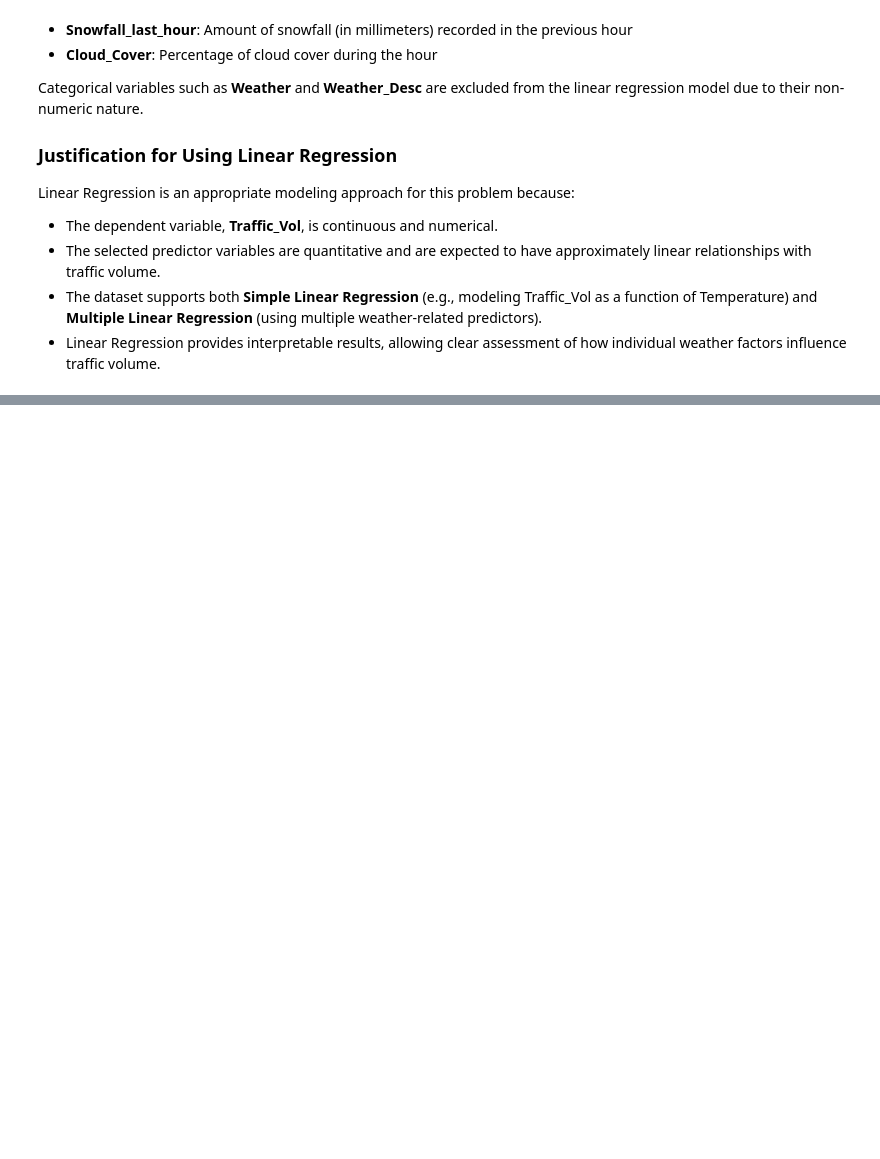
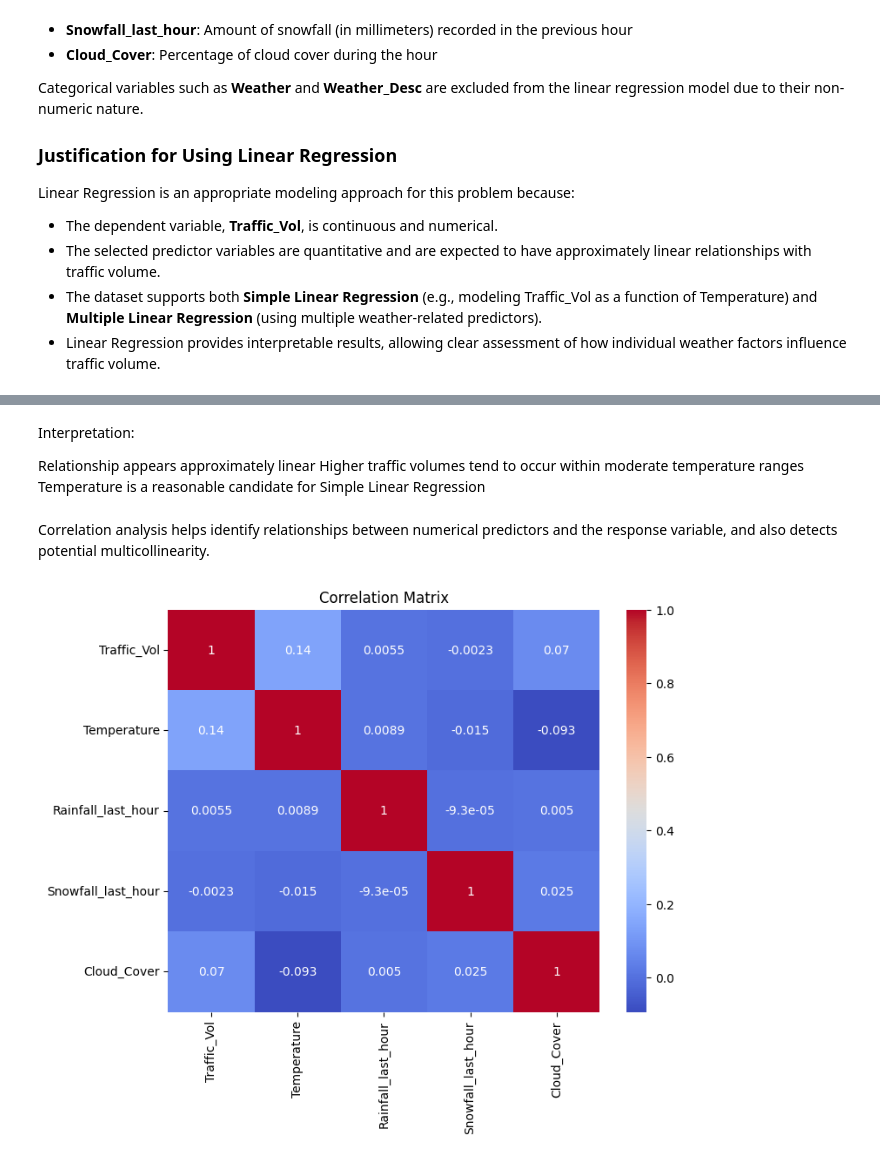
Before and after one commit to DanielMagero/Group5-ML, a Jupyter notebook: assignment/assignmentt.ipynb, the cells around one changed output, grey strips where cells are left out. Drawn from its saved outputs; the diff is of its cells as text; code cells hidden in the pictures; blank space fills up the shorter version.

```diff
--- a/assignment/assignmentt.ipynb
+++ b/assignment/assignmentt.ipynb
@@ -33,0 +127,21 @@ Linear Regression is an appropriate modeling approach for this problem because:
+# %% [markdown]
+Interpretation:
+
+Relationship appears approximately linear
+Higher traffic volumes tend to occur within moderate temperature ranges
+Temperature is a reasonable candidate for Simple Linear Regression
+# %% [markdown]
+Correlation analysis helps identify relationships between numerical predictors and the response variable, and also detects potential multicollinearity.
+# %%
+# Select numerical variables
+num_df = data[["Traffic_Vol", "Temperature", "Rainfall_last_hour", "Snowfall_last_hour", "Cloud_Cover"]]
+
+# Correlation matrix
+corr_matrix = num_df.corr()
+
+plt.figure(figsize=(8,6))
+sns.heatmap(corr_matrix, annot=True, cmap="coolwarm")
+plt.title("Correlation Matrix")
+plt.show()
+# %% [output]
+[figure, added]
```
Also changed, not shown: parts of 13 cells of this notebook.
